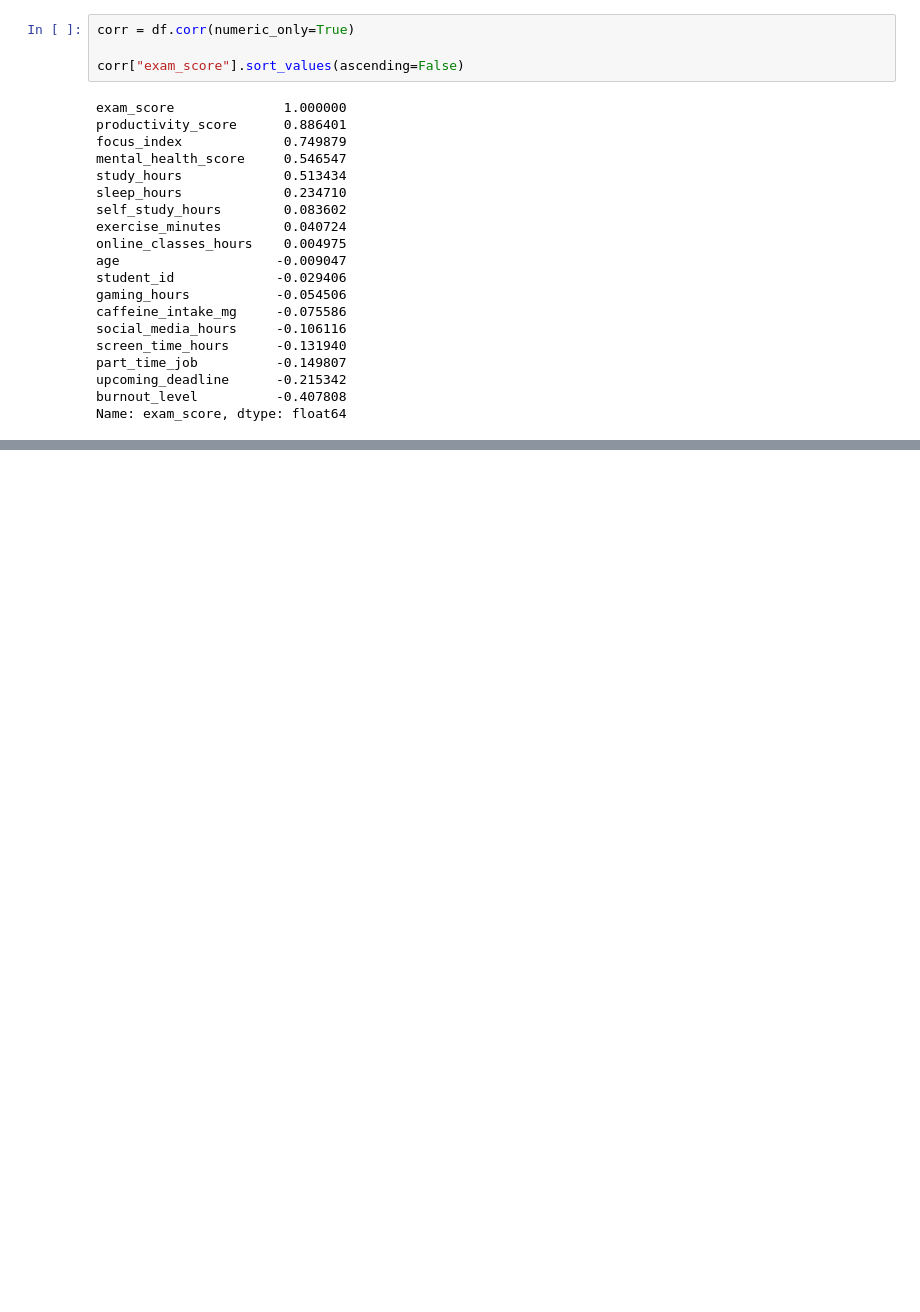
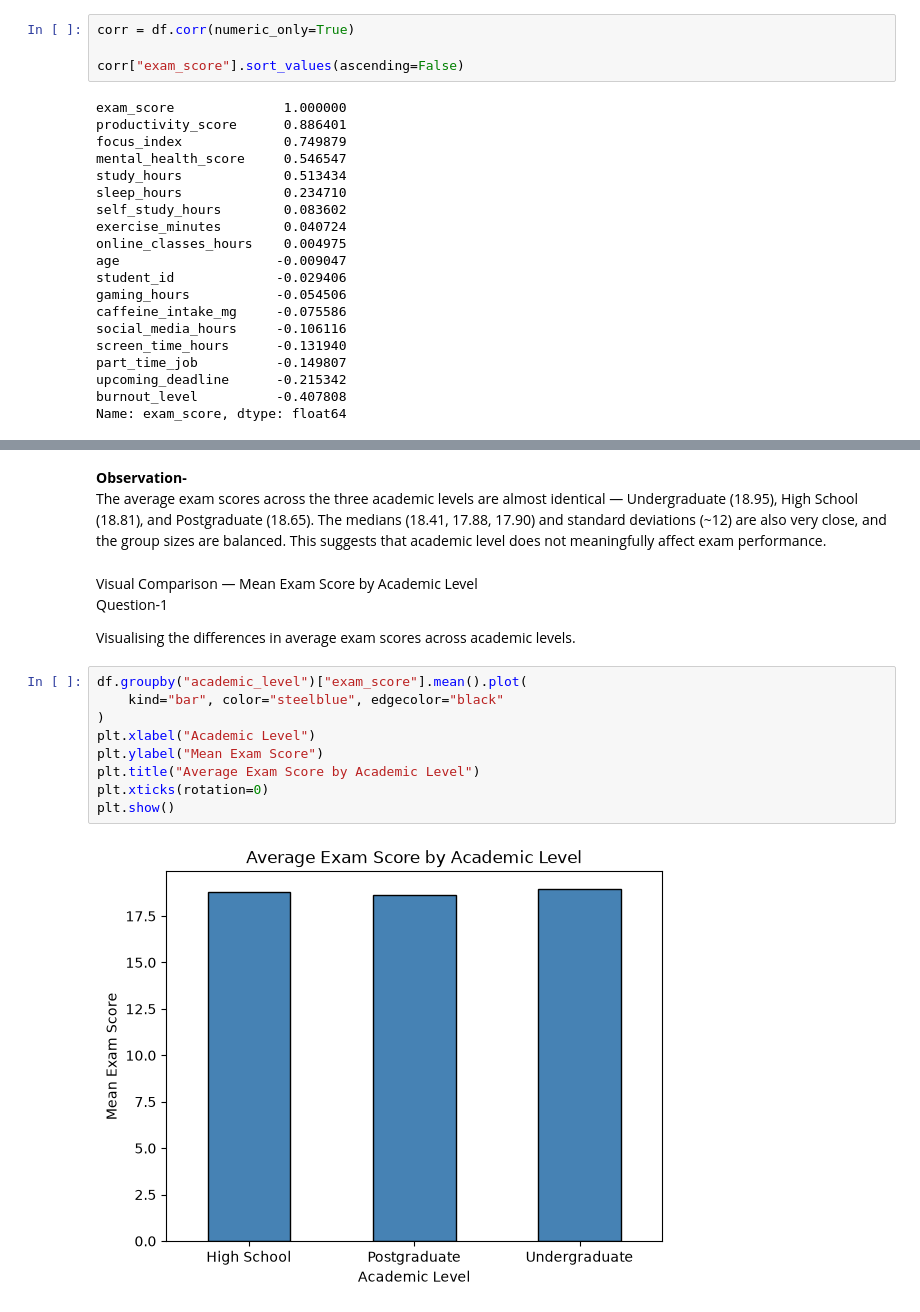
Before and after one commit to KAUSHANISEN/student_score_prediction, a Jupyter notebook: main/student_performance_eda.ipynb, the cells around one changed output, grey strips where cells are left out. Drawn from its saved outputs; the diff is of its cells as text; blank space fills up the shorter version.

```diff
--- a/main/test.ipynb
+++ b/main/student_performance_eda.ipynb
@@ -502,0 +503,19 @@ Overall, the dataset is clean, well-structured, and suitable for building a supe
+# %% [markdown]
+**Observation-**<br>
+The average exam scores across the three academic levels are almost identical — Undergraduate (18.95), High School (18.81), and Postgraduate (18.65). The medians (18.41, 17.88, 17.90) and standard deviations (~12) are also very close, and the group sizes are balanced. This suggests that academic level does not meaningfully affect exam performance.
+# %% [markdown]
+Visual Comparison — Mean Exam Score by Academic Level <br>
+Question-1
+
+Visualising the differences in average exam scores across academic levels.
+# %%
+df.groupby("academic_level")["exam_score"].mean().plot(
+    kind="bar", color="steelblue", edgecolor="black"
+)
+plt.xlabel("Academic Level")
+plt.ylabel("Mean Exam Score")
+plt.title("Average Exam Score by Academic Level")
+plt.xticks(rotation=0)
+plt.show()
+# %% [output]
+[figure, added]
```
Also changed, not shown: parts of 20 cells of this notebook.
